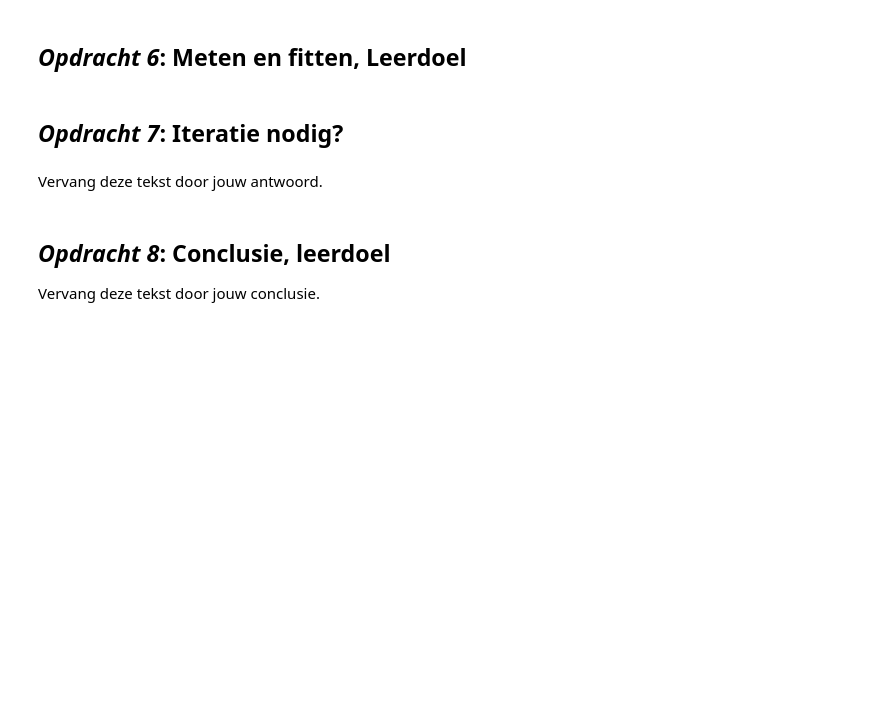
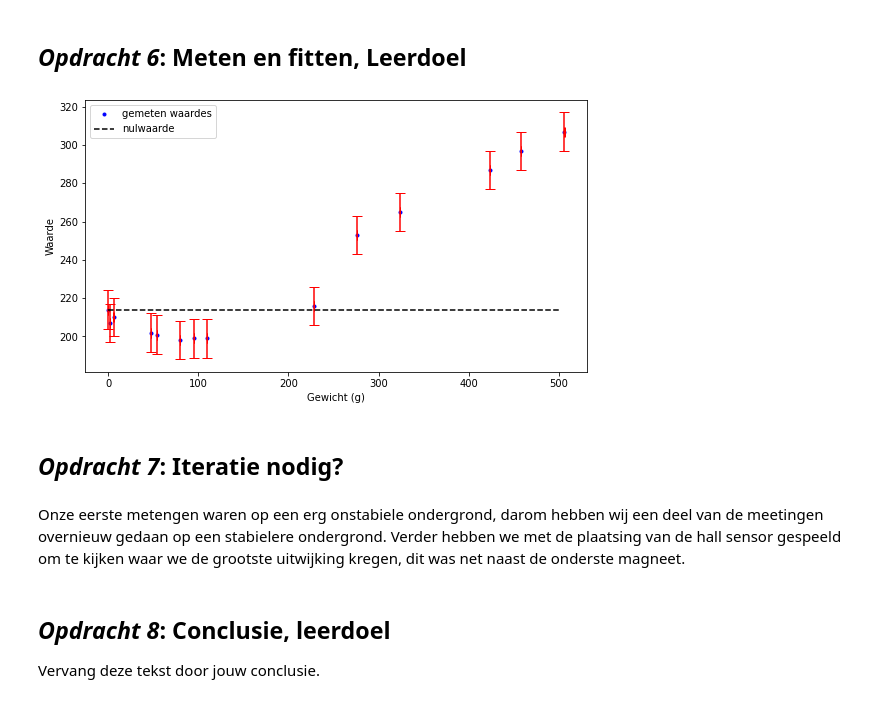
Before and after one commit to oprelo/opdrachten-DEF-D, a Jupyter notebook: FysiekeOntwerpopdrachten/1KalibreerEenSensorDigitaalAnaloog/DEFOntwerpopdracht1KalibreerEenSensorInvulTemplate.ipynb, the cells around one changed output. Drawn from its saved outputs; the diff is of its cells as text; code cells hidden in the pictures; blank space fills up the shorter version.

```diff
--- a/FysiekeOntwerpopdrachten/1KalibreerEenSensorDigitaalAnaloog/DEFOntwerpopdracht1KalibreerEenSensorInvulTemplate.ipynb
+++ b/FysiekeOntwerpopdrachten/1KalibreerEenSensorDigitaalAnaloog/DEFOntwerpopdracht1KalibreerEenSensorInvulTemplate.ipynb
@@ -67,7 +69,33 @@ Licht kort toe wat er in de foto te zien is.
+# %%
+# Zet hier jouw data in een voor jou handig formaat
+import numpy as np
+from matplotlib import pyplot as plt
+from scipy.optimize import curve_fit
+
+waardes = np.array([214, 202, 210, 201, 199, 297, 307, 216, 207, 198, 199, 287, 253, 265])
+gewicht = np.array([0, 47.83, 6.03, 53.86, 95.66, 458.2, 506.03, 228, 1.9, 79.6, 109.56, 195+228, 228+47.83, 228+2*47.83])
+waarde_error = 10
+gewicht_error = 0.1
+# %%
+# Plot hier de meting en fit een lijn door de metingen.
+# Maak gebruik van wat je geleerd hebt bij het practicum.
+nul = np.zeros(100)+214
+x = np.linspace(0, 500, 100)
+
+plt.figure(figsize=(9,5))
+plt.plot(gewicht, waardes, 'b.', label='gemeten waardes')
+plt.errorbar(gewicht, waardes, xerr=gewicht_error, yerr=waarde_error, fmt='none', ecolor='red', capsize=5)
+plt.plot(x, nul, 'k--', label='nulwaarde')
+plt.legend()
+plt.xlabel('Gewicht (g)')
+plt.ylabel('Waarde')
+plt.show()
+# %% [output]
+[figure, added]
 # %% [markdown]
 ## *Opdracht 7*: Iteratie nodig?
-# %% [markdown]
-Vervang deze tekst door jouw antwoord.
+# %% [markdown]
+Onze eerste metengen waren op een erg onstabiele ondergrond, darom hebben wij een deel van de meetingen overnieuw gedaan op een stabielere ondergrond. Verder hebben we met de plaatsing van de hall sensor gespeeld om te kijken waar we de grootste uitwijking kregen, dit was net naast de onderste magneet.
 # %% [markdown]
 ## *Opdracht 8*: Conclusie, leerdoel
 
```
Also changed, not shown: parts of 21 cells of this notebook, 3 other files.
